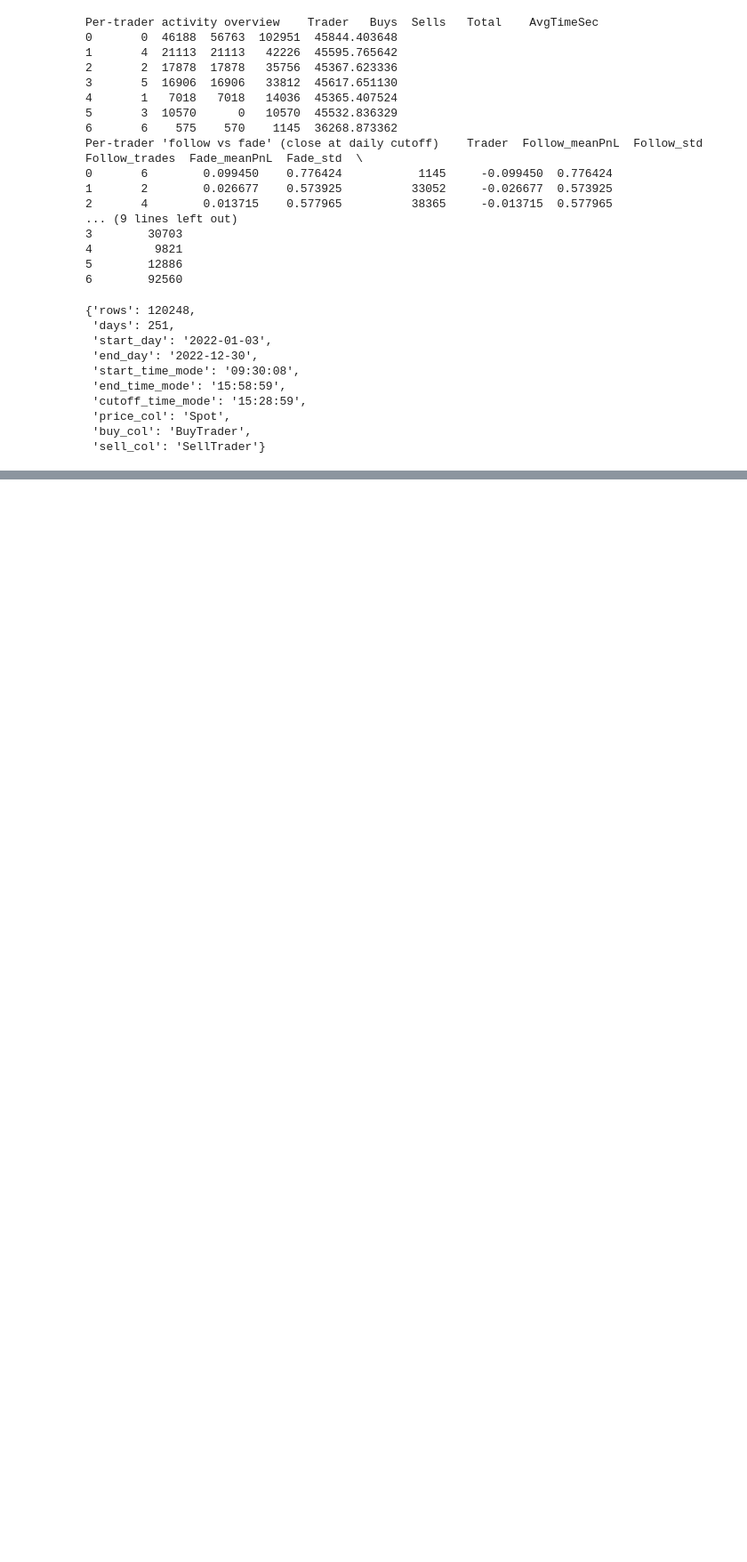
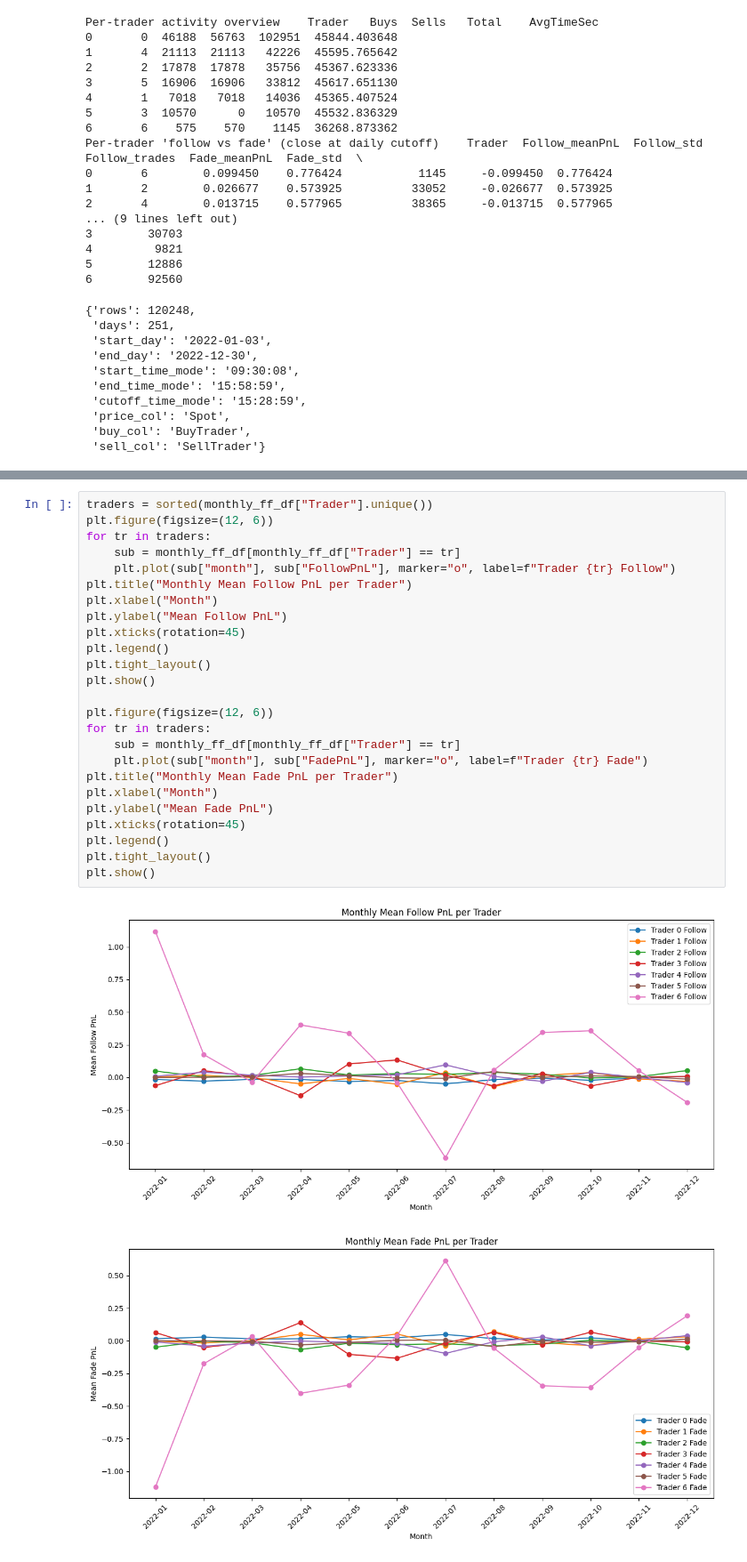
Before and after one commit to FreddieLewin23/FreddieLewin23, a Jupyter notebook: SIG_data_exercise.ipynb, the cells around one changed output, grey strips where cells are left out. Shown: that part at 89% size. Saved outputs shown, nothing was run; the diff lists cells and outputs as text; blank space fills up the shorter version.

```diff
--- a/SIG_data_exercise.ipynb
+++ b/SIG_data_exercise.ipynb
@@ -250,0 +325,28 @@ Trader 0 has large volume (102951 trades). If this was a proper market theyd hav
+# %%
+traders = sorted(monthly_ff_df["Trader"].unique())
+plt.figure(figsize=(12, 6))
+for tr in traders:
+    sub = monthly_ff_df[monthly_ff_df["Trader"] == tr]
+    plt.plot(sub["month"], sub["FollowPnL"], marker="o", label=f"Trader {tr} Follow")
+plt.title("Monthly Mean Follow PnL per Trader")
+plt.xlabel("Month")
+plt.ylabel("Mean Follow PnL")
+plt.xticks(rotation=45)
+plt.legend()
+plt.tight_layout()
+plt.show()
+
+plt.figure(figsize=(12, 6))
+for tr in traders:
+    sub = monthly_ff_df[monthly_ff_df["Trader"] == tr]
+    plt.plot(sub["month"], sub["FadePnL"], marker="o", label=f"Trader {tr} Fade")
+plt.title("Monthly Mean Fade PnL per Trader")
+plt.xlabel("Month")
+plt.ylabel("Mean Fade PnL")
+plt.xticks(rotation=45)
+plt.legend()
+plt.tight_layout()
+plt.show()
+# %% [output]
+[figure, added]
+[figure, added]
```
Also changed, not shown: parts of 5 cells of this notebook.
